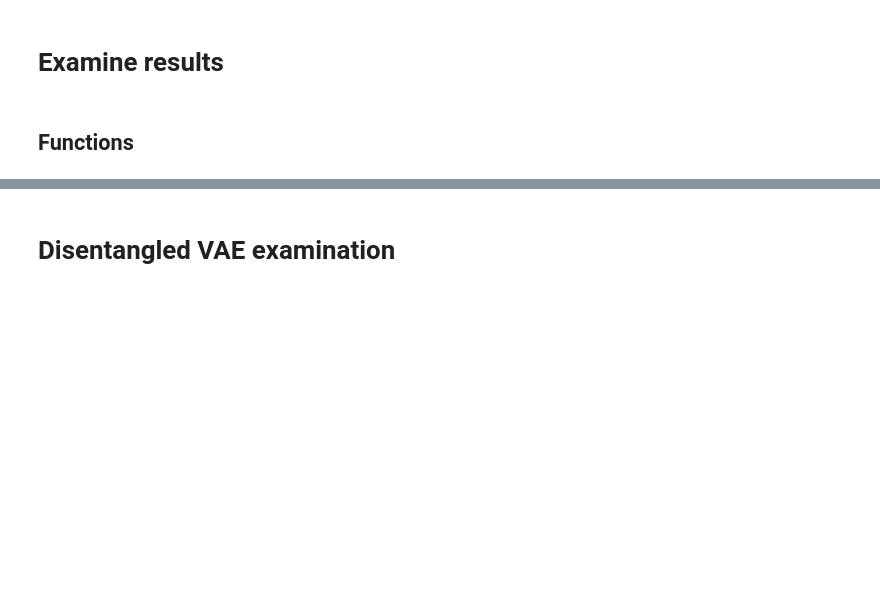
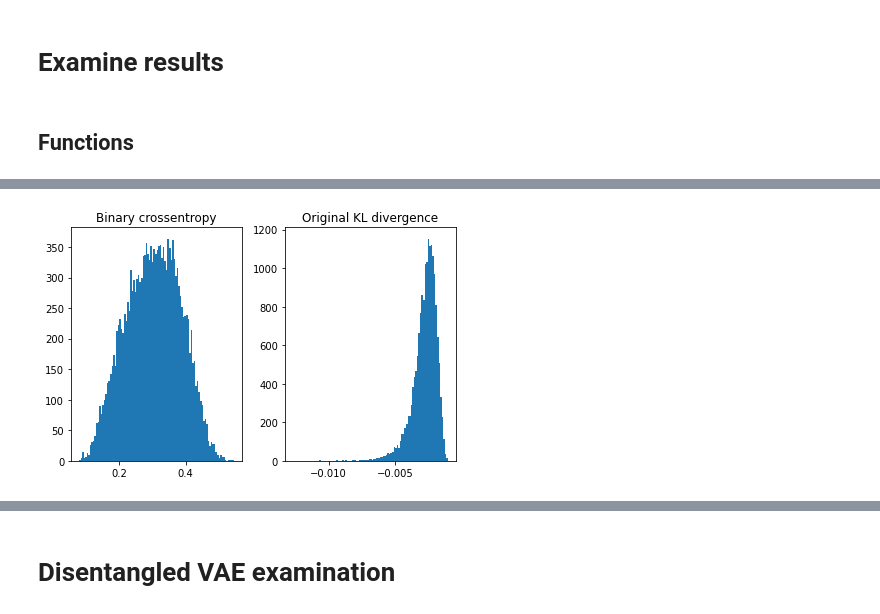
Before and after one commit to egorssed/Astrophysics, a Jupyter notebook: Disentangled_BCE_VAE.ipynb, the cells around one changed output, grey strips where cells are left out. Saved outputs shown, nothing was run; the diff lists cells and outputs as text; code cells hidden in the pictures; blank space fills up the shorter version.

```diff
--- a/Disentangled_BCE_VAE.ipynb
+++ b/Disentangled_BCE_VAE.ipynb
@@ -513,0 +552,4 @@ def present_reconstruction(resid=False):
+# %%
+loss_functions_distribution(KL_type='Original')
+# %% [output]
+[figure, added]
```
Also changed, not shown: parts of 72 cells of this notebook.
